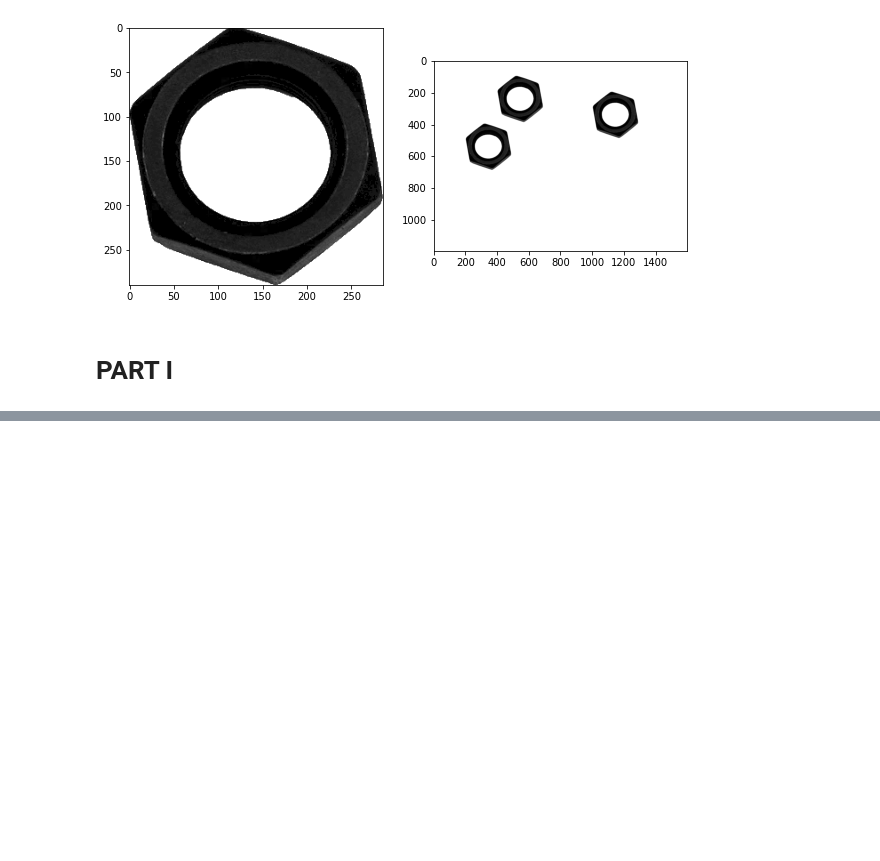
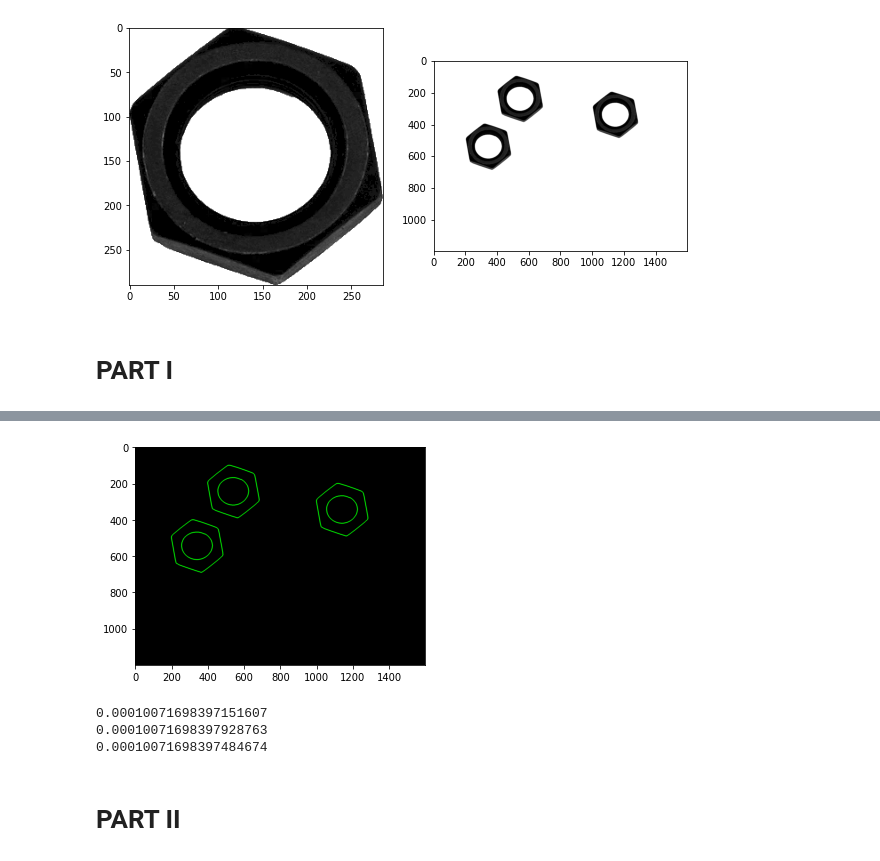
Before and after one commit to PamudithaSomarathne/EN2550, a Jupyter notebook: 5 Count/Assignment 05.ipynb, the cells around one changed output, grey strips where cells are left out. Saved outputs shown, nothing was run; the diff lists cells and outputs as text; code cells hidden in the pictures; blank space fills up the shorter version.

Commit message:
Completed coding part 1

```diff
--- a/5 Count/Assignment 05.ipynb
+++ b/5 Count/Assignment 05.ipynb
@@ -19,0 +69,23 @@ plt.show()
+# %%
+contours_t, hierarchy_t = cv.findContours(closing_t, cv.RETR_TREE, cv.CHAIN_APPROX_SIMPLE)
+contours_b, hierarchy_b = cv.findContours(closing_b, cv.RETR_TREE, cv.CHAIN_APPROX_SIMPLE)
+# %%
+# Visualizing contours
+im_contours_belt = np.zeros((belt_im.shape[0],belt_im.shape[1],3), np.uint8)
+conts = cv.drawContours(im_contours_belt, contours_b, -1, (0,255,0), 3).astype('uint8')
+plt.imshow(conts)
+plt.show()
+# %% [output]
+[figure, added]
+# %%
+label = 1 # remember that the label of the background is 0
+belt = ((labels_b >= label)*255).astype('uint8')
+belt_cont, template_hierarchy = cv.findContours(belt, cv.RETR_EXTERNAL, cv.CHAIN_APPROX_SIMPLE)
+for j,c in enumerate(belt_cont):
+        print(cv.matchShapes(contours_t[0], c, cv.CONTOURS_MATCH_I1, 0.0))
+# %% [output]
+0.00010071698397151607
+0.00010071698397928763
+0.00010071698397484674
+# %% [markdown]
+# PART II
```
Also changed, not shown: parts of 6 cells of this notebook.
